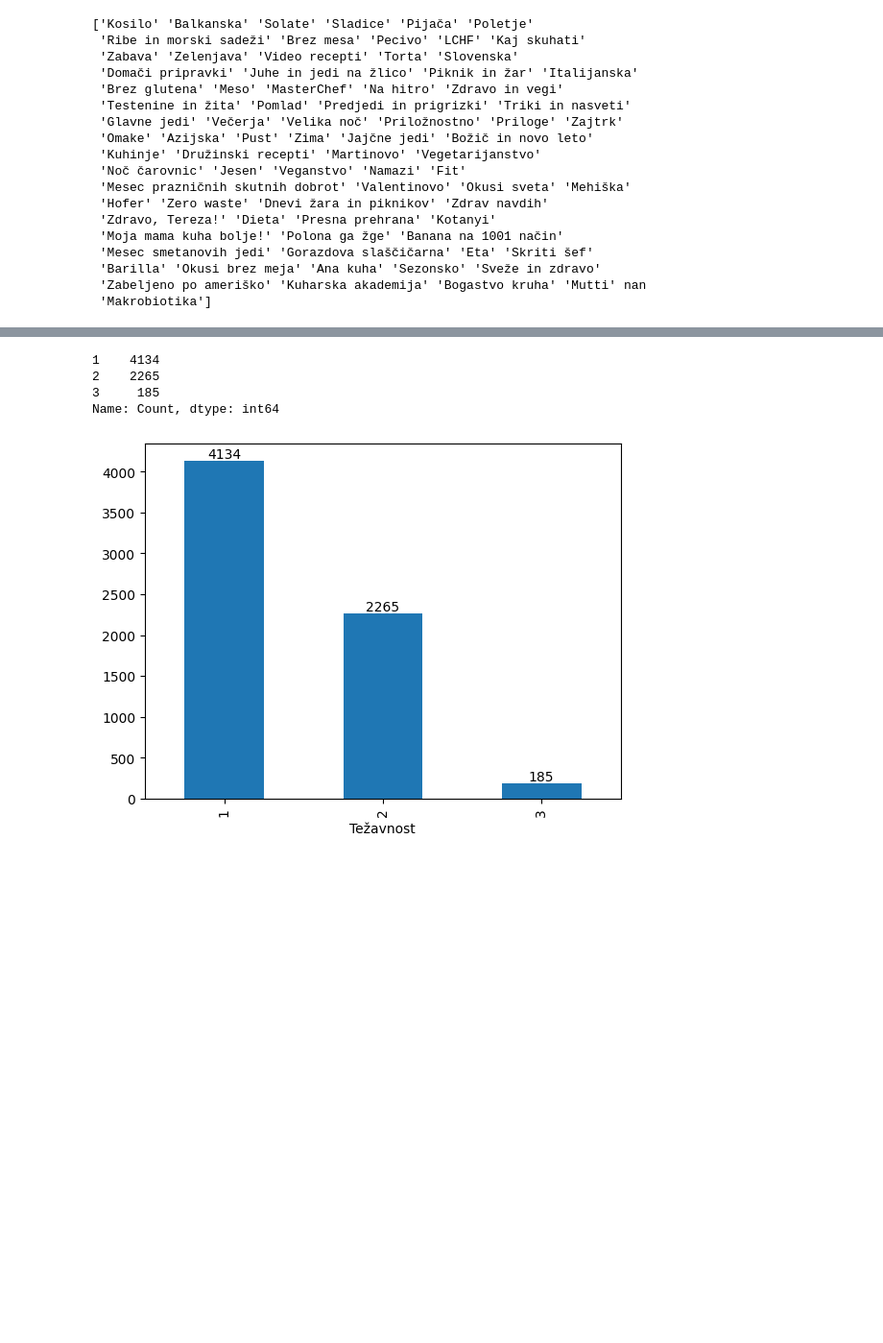
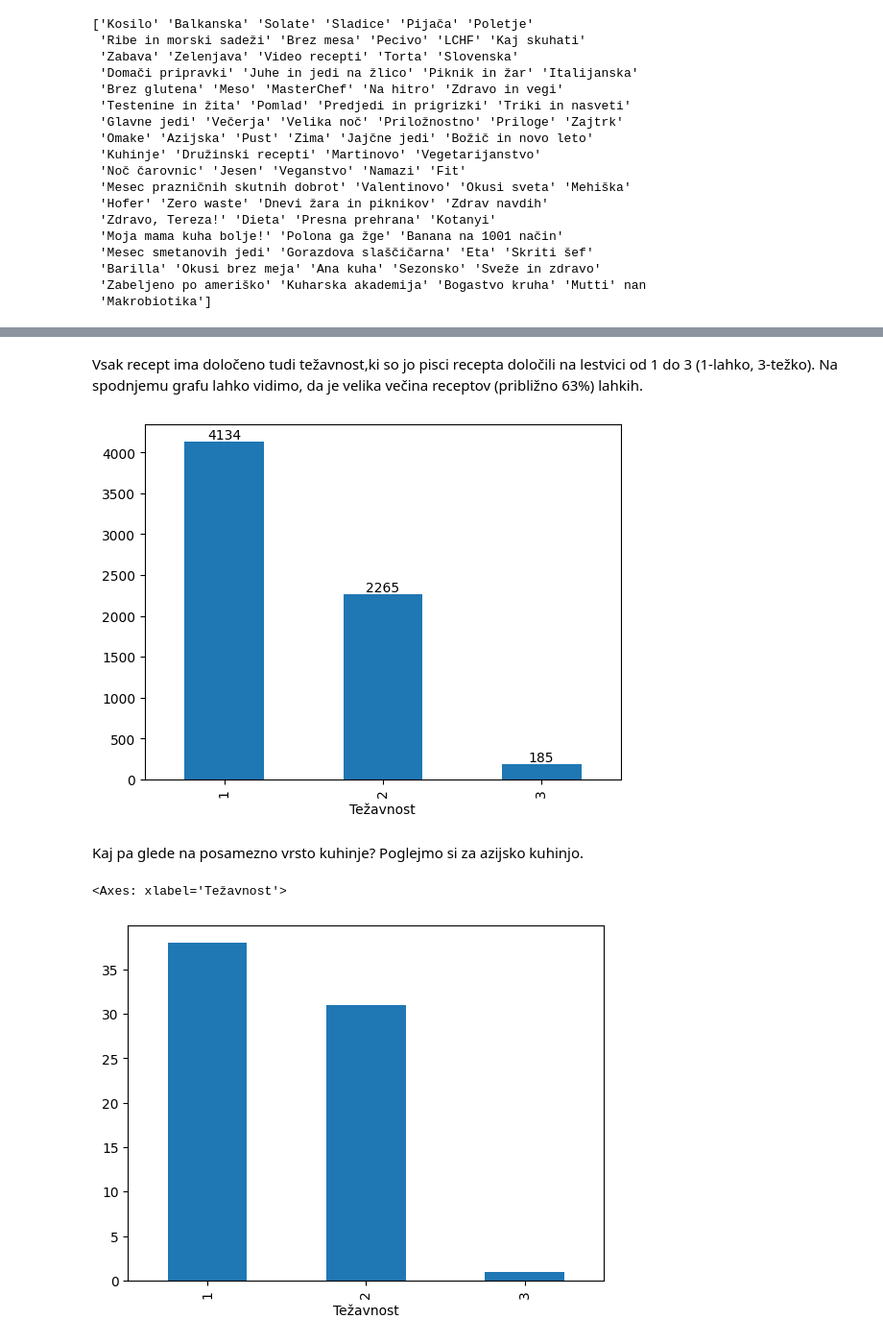
Before and after one commit to M4XiR/Seminarska-naloga-UVP, a Jupyter notebook: analiza.ipynb, the cells around one changed output, grey strips where cells are left out. Shown: that part at 96% size. Drawn from its saved outputs; the diff is of its cells as text; code cells hidden in the pictures; blank space fills up the shorter version.

```diff
--- a/analiza.ipynb
+++ b/analiza.ipynb
@@ -61,6 +110,8 @@ unique_values = df1['Vrsta kuhinje'].unique()
+# %% [markdown]
+Vsak recept ima določeno tudi težavnost,ki so jo pisci recepta določili na lestvici od 1 do 3 (1-lahko, 3-težko). Na spodnjemu grafu lahko vidimo, da je velika večina receptov (približno 63%) lahkih.
 # %%
-podtabela2 = RECEPTI[["Težavnost"]].copy()
-po_težavnosti = podtabela2.groupby("Težavnost").size()
+tabela2 = RECEPTI[["Težavnost"]].copy()
+po_težavnosti = tabela2.groupby("Težavnost").size()
 
 resetan_index = pd.DataFrame(po_težavnosti, columns=['Count']).reset_index().sort_values('Count', ascending=False)
 
@@ -72,8 +123,13 @@ graf = res_top_n.plot.bar(x='Težavnost', y='Count', legend=False)
 for index, value in enumerate(res_top_n['Count']):
     graf.text(index, value, str(value), ha='center', va='bottom')
 # %% [output]
-1    4134
-2    2265
-3     185
-Name: Count, dtype: int64
 [figure]
+# %% [markdown]
+Kaj pa glede na posamezno vrsto kuhinje? Poglejmo si za azijsko kuhinjo.
+# %%
+tabela3 = RECEPTI[["Vrsta kuhinje","Težavnost"]].copy()
+po_težavnosti_specifično = tabela3.groupby("Težavnost")['Vrsta kuhinje'].value_counts().unstack(fill_value=0).tail(3)#value_counts prešteje ocene #unstack pretvori nazaj v dataframe #tail pa vzame samo 3 ocene ker so narobe označene ocene z 0
+po_težavnosti_specifično["Azijska"].plot(kind='bar')
+# %% [output]
+<Axes: xlabel='Težavnost'>
+[figure, added]
```
Also changed, not shown: parts of 18 cells of this notebook, 2 other files.
